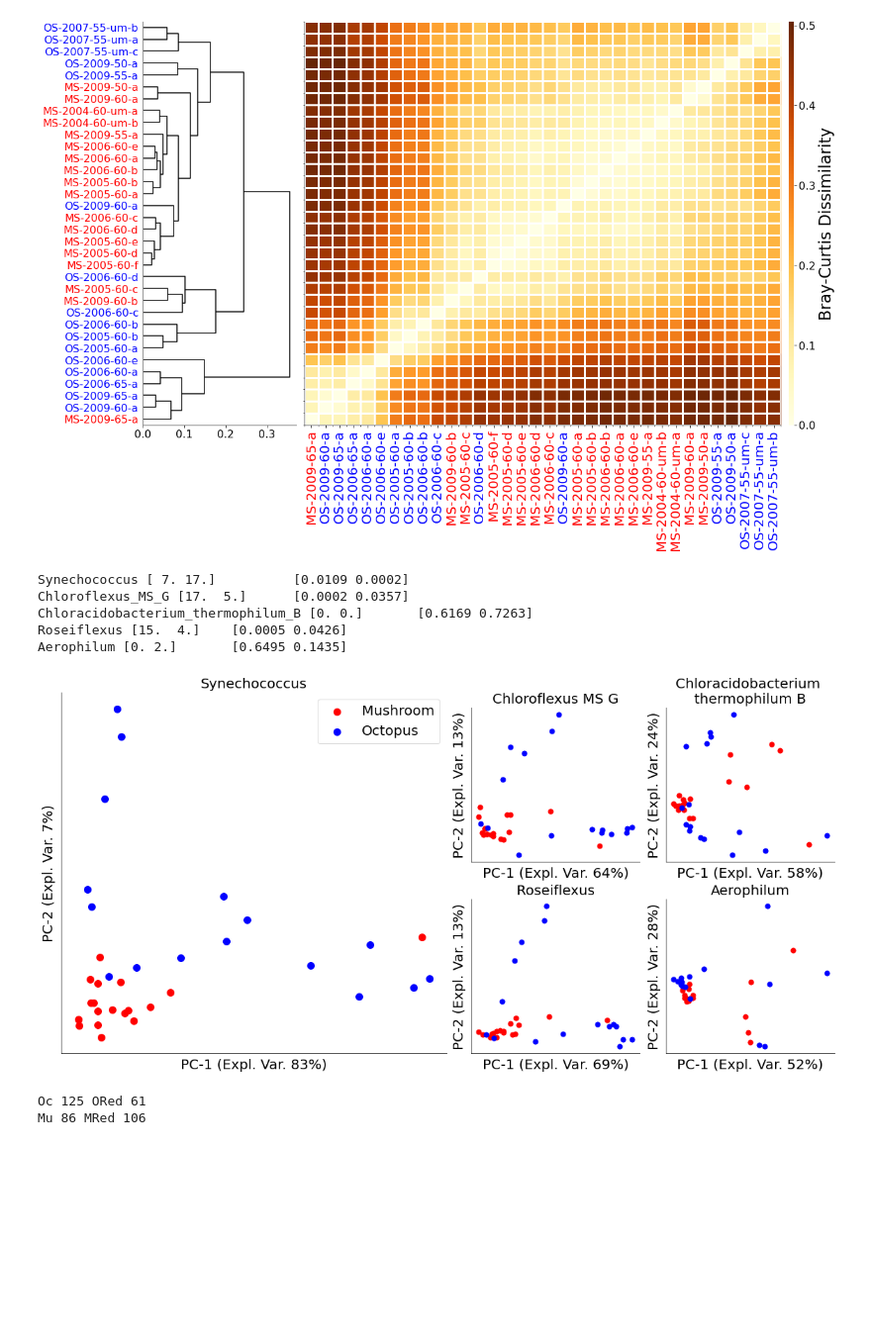
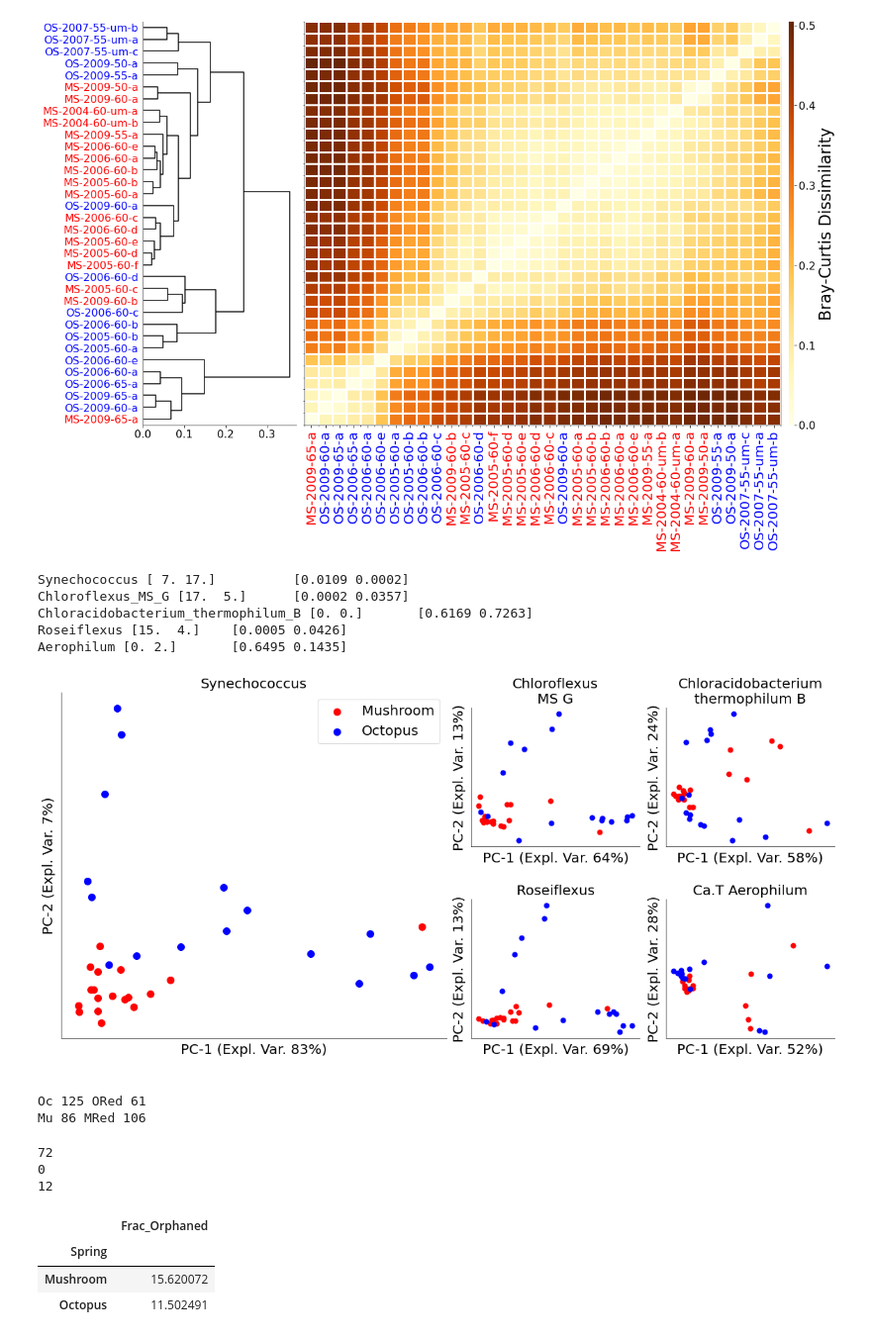
Before and after one commit to hsmurali/Hot_Springs_Analysis, a Jupyter notebook: Scripts/Synechococcus_Paper/Analysis.ipynb, the cells around one changed output. Shown at 99% size. Saved outputs shown, nothing was run; the diff lists cells and outputs as text; code cells hidden in the pictures; blank space fills up the shorter version.

```diff
--- a/Scripts/Synechococcus_Paper/Analysis.ipynb
+++ b/Scripts/Synechococcus_Paper/Analysis.ipynb
@@ -290,8 +401,13 @@ gs1 = gs0[1].subgridspec(2, 2)
 for i in range(4): ax.append(fig.add_subplot(gs1[i]))
 
 i = 0
-titles = ["Synechococcus","Chloroflexus MS G", "Chloracidobacterium \nthermophilum B","Roseiflexus","Aerophilum"]
+titles = []
 for g in genomes[2:]:
+    label = genome_labels[g]
+    splits = genome_labels[g].split(" ")
+    if len(splits) > 2:
+        label = " ".join(splits[0:int(len(splits)/2)])+"\n"+" ".join(splits[int(len(splits)/2):])
+    titles.append(label)
     var = Summary[g]['Respresentative_Abundances.Summary.pkl']['Expl_Var']
     df = Summary[g]['Respresentative_Abundances.Summary.pkl']['PC_Transformed']
     df = df.join(df_Metadata[['Sample_name','Spring']].set_index('Sample_name'))
@@ -302,7 +418,7 @@ for g in genomes[2:]:
     df.loc['Mushroom'].plot.scatter('PC-1','PC-2', color = mscolor, ax = ax[i], s = 50)
     df.loc['Octopus'].plot.scatter('PC-1','PC-2', color = oscolor, ax = ax[i], s = 50)
 
-    ax[i].set_xlabel('PC-1 (Expl. Var. '+str(round(var[0]*100))+'%)')
+    ax[i].set_xlabel('PC-1 (Expl. Var. '+str(round(var[0]*100))+'%)\n')
     ax[i].set_ylabel('PC-2 (Expl. Var. '+str(round(var[1]*100))+'%)')
     ax[i].set_title(titles[i], size = 20)
     ax[i].set_xticks([])
@@ -319,7 +435,7 @@ Chloroflexus_MS_G [17.  5.]      [0.0002 0.0357]
 Chloracidobacterium_thermophilum_B [0. 0.]       [0.6169 0.7263]
 Roseiflexus [15.  4.]    [0.0005 0.0426]
 Aerophilum [0. 2.]       [0.6495 0.1435]
-[figure, old version]
+[figure, new version]
 # %%
 ored, mred, osred, msred = 0, 0, 0, 0
 for s in Summary['Synechococcus']['SAG.Summary.pkl']['All_Alignments']['Single_Cell_Sample'].unique():
@@ -334,0 +458,28 @@ Mu 86 MRed 106
+# %%
+bp_counts = 0
+a_counts = 0
+poor_quality = 0
+for h in T['Single_Cell_Sample'].tolist():
+    if h+"_FD" in DatIN['Bp']:
+        bp_counts += 1
+    elif h+"_FD" in DatIN['A']:
+        a_counts += 1
+    elif h+"_FD" in DatIN['filtered']:
+        poor_quality += 1
+print(bp_counts)
+print(a_counts)
+print(poor_quality)
+# %% [output]
+72
+0
+12
+# %%
+df = Summary['OSA']['Reassembly.Summary.pkl']['Summary']
+df['Frac_Orphaned'] = df['Orphaned Reads in Only One Genome ']/df['ReadCounts']*100.0
+T = pd.merge(df, df_Metadata, left_on = ['Sample'], right_on = ['Sample_name'])
+T.groupby(['Spring']).mean()[['Frac_Orphaned']]
+# %% [output]
+|  | Frac_Orphaned |
+| Spring |  |
+| Mushroom | 15.620072 |
+| Octopus | 11.502491 |
```
Also changed, not shown: parts of 16 cells of this notebook, 1 other file.
